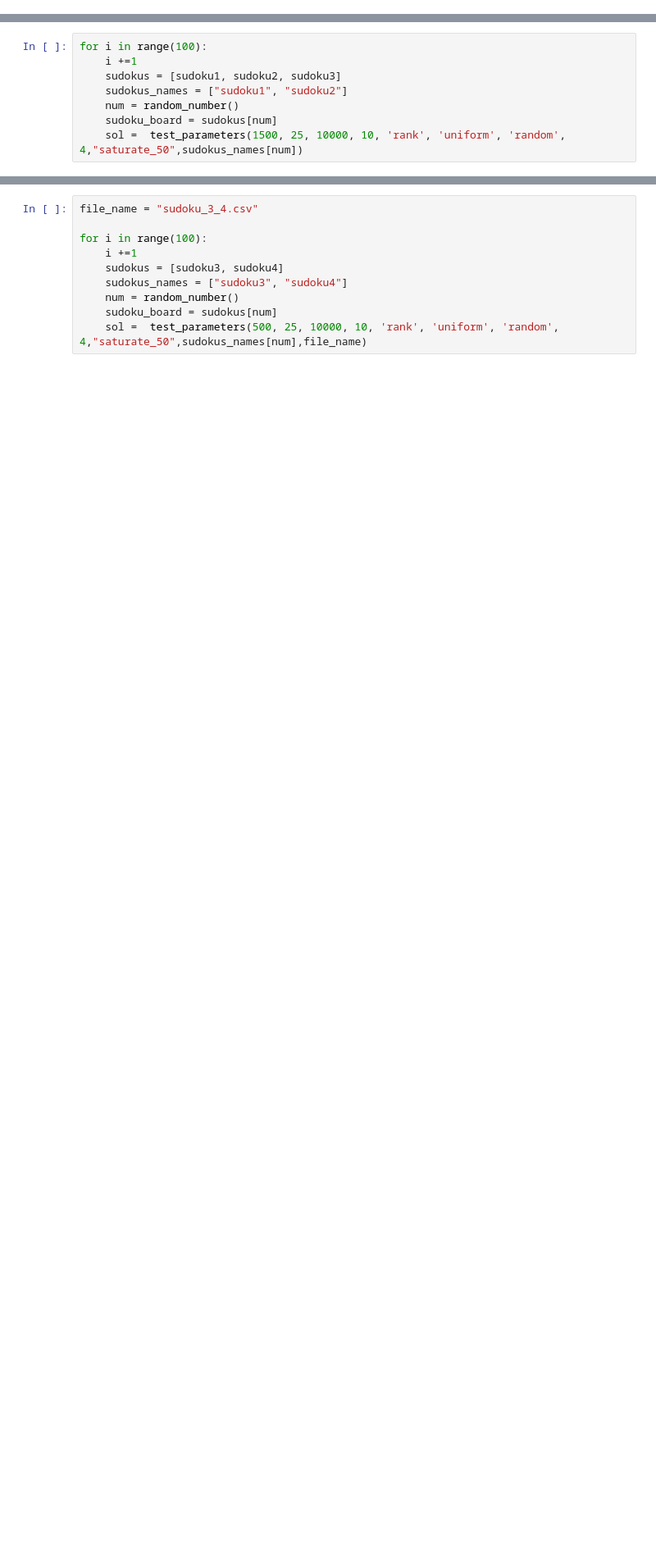
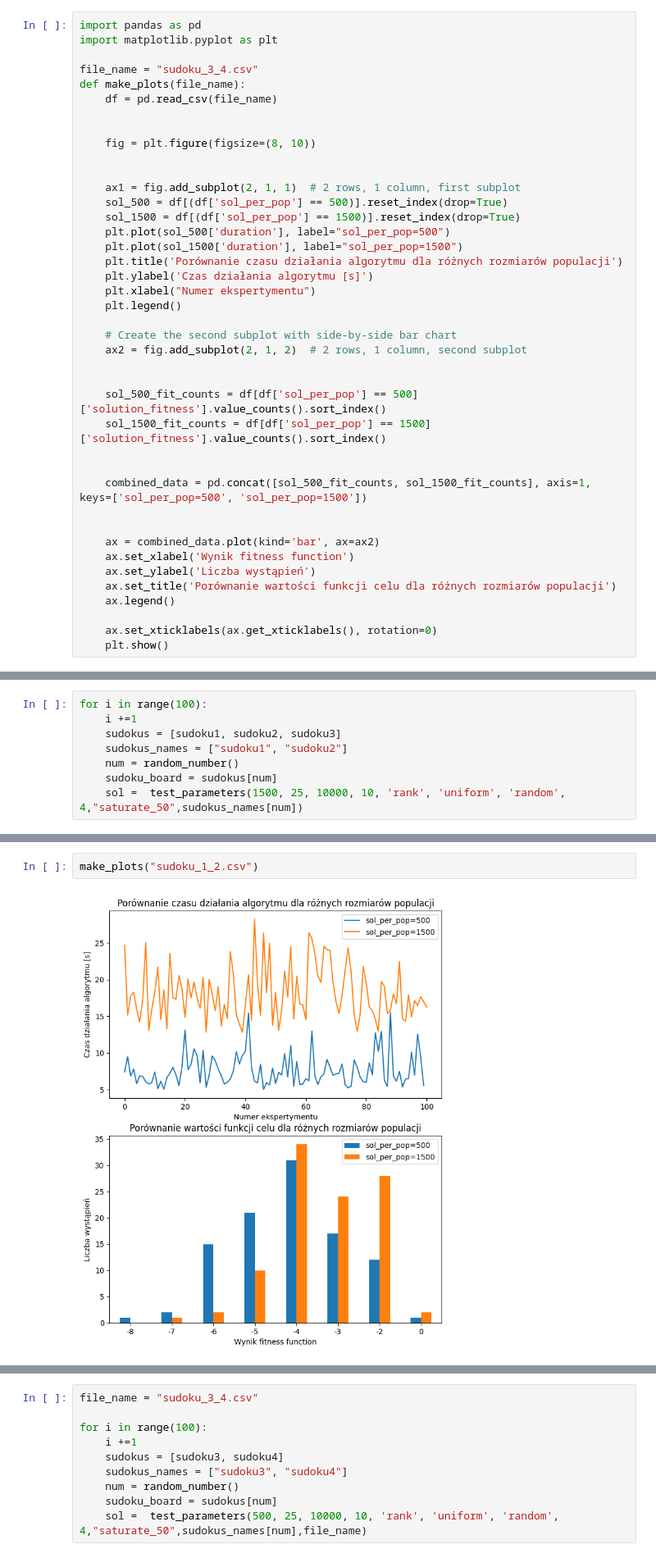
Before and after one commit to AnnaZw2/sudoku_solver, a Jupyter notebook: sudoku_v2.ipynb, the cells around one changed output, grey strips where cells are left out. Shown at 82% size. Drawn from its saved outputs; the diff is of its cells as text; blank space fills up the shorter version.

```diff
--- a/sudoku_v2.ipynb
+++ b/sudoku_v2.ipynb
@@ -553,0 +615,41 @@ W calu przeprowadzenia analizy efektywności algorytmy dla każdego z 5 poziomó
+# %%
+import pandas as pd
+import matplotlib.pyplot as plt
+
+file_name = "sudoku_3_4.csv"
+def make_plots(file_name):
+    df = pd.read_csv(file_name)
+
+
+    fig = plt.figure(figsize=(8, 10))
+
+
+    ax1 = fig.add_subplot(2, 1, 1)  # 2 rows, 1 column, first subplot
+    sol_500 = df[(df['sol_per_pop'] == 500)].reset_index(drop=True)
+    sol_1500 = df[(df['sol_per_pop'] == 1500)].reset_index(drop=True)
+    plt.plot(sol_500['duration'], label="sol_per_pop=500")
+    plt.plot(sol_1500['duration'], label="sol_per_pop=1500")
+    plt.title('Porównanie czasu działania algorytmu dla różnych rozmiarów populacji')
+    plt.ylabel('Czas działania algorytmu [s]')
+    plt.xlabel("Numer ekspertymentu")
+    plt.legend()
+
+    # Create the second subplot with side-by-side bar chart
+    ax2 = fig.add_subplot(2, 1, 2)  # 2 rows, 1 column, second subplot
+
+
+    sol_500_fit_counts = df[df['sol_per_pop'] == 500]['solution_fitness'].value_counts().sort_index()
+    sol_1500_fit_counts = df[df['sol_per_pop'] == 1500]['solution_fitness'].value_counts().sort_index()
+
+
+    combined_data = pd.concat([sol_500_fit_counts, sol_1500_fit_counts], axis=1, keys=['sol_per_pop=500', 'sol_per_pop=1500'])
+
+
+    ax = combined_data.plot(kind='bar', ax=ax2)
+    ax.set_xlabel('Wynik fitness function')
+    ax.set_ylabel('Liczba wystąpień')
+    ax.set_title('Porównanie wartości funkcji celu dla różnych rozmiarów populacji')
+    ax.legend()
+
+    ax.set_xticklabels(ax.get_xticklabels(), rotation=0)
+    plt.show()
@@ -574,0 +730,4 @@ for i in range(100):
+# %%
+make_plots("sudoku_1_2.csv")
+# %% [output]
+[figure, added]
```
Also changed, not shown: parts of 71 cells of this notebook, 10 other files.
